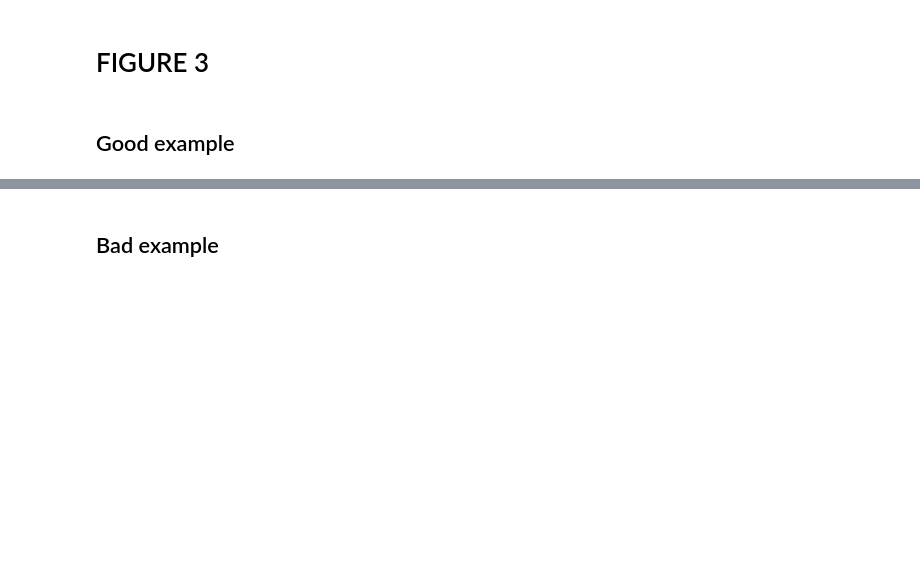
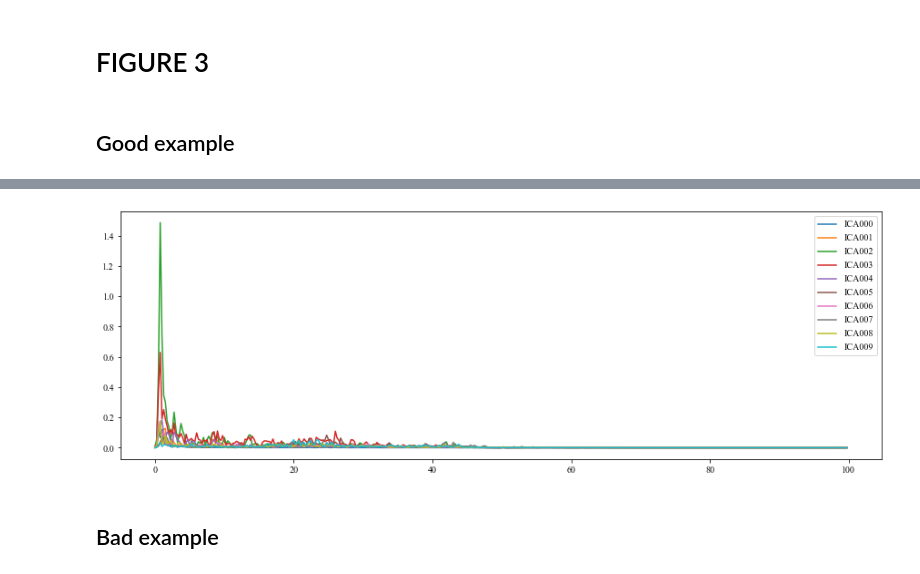
Before and after one commit to Young1906/ica_paper, a Jupyter notebook: figures_v4.ipynb, the cells around one changed output, grey strips where cells are left out. Drawn from its saved outputs; the diff is of its cells as text; code cells hidden in the pictures; blank space fills up the shorter version.

```diff
--- a/figures_v4.ipynb
+++ b/figures_v4.ipynb
@@ -183,3 +182,18 @@ findfont: Font family ['Times New Roman'] not found. Falling back to DejaVu Sans
+# %%
+X = ica.get_sources(inst=sample_raw_train).get_data()
+cp_names = ica.get_sources(inst=sample_raw_train).ch_names
+# %%
+# Good example psd
+n, l = X.shape
+# %%
+for i in range(n):
+    f, pxx = calc_psd(X[i,:])
+    plt.plot(f, pxx, label = cp_names[i])
+
+plt.legend()
+plt.show()
+# %% [output]
+[figure, added]
 # %% [markdown]
 ## Bad example
 # %%
```
Also changed, not shown: parts of 7 cells of this notebook, 2 other files.
